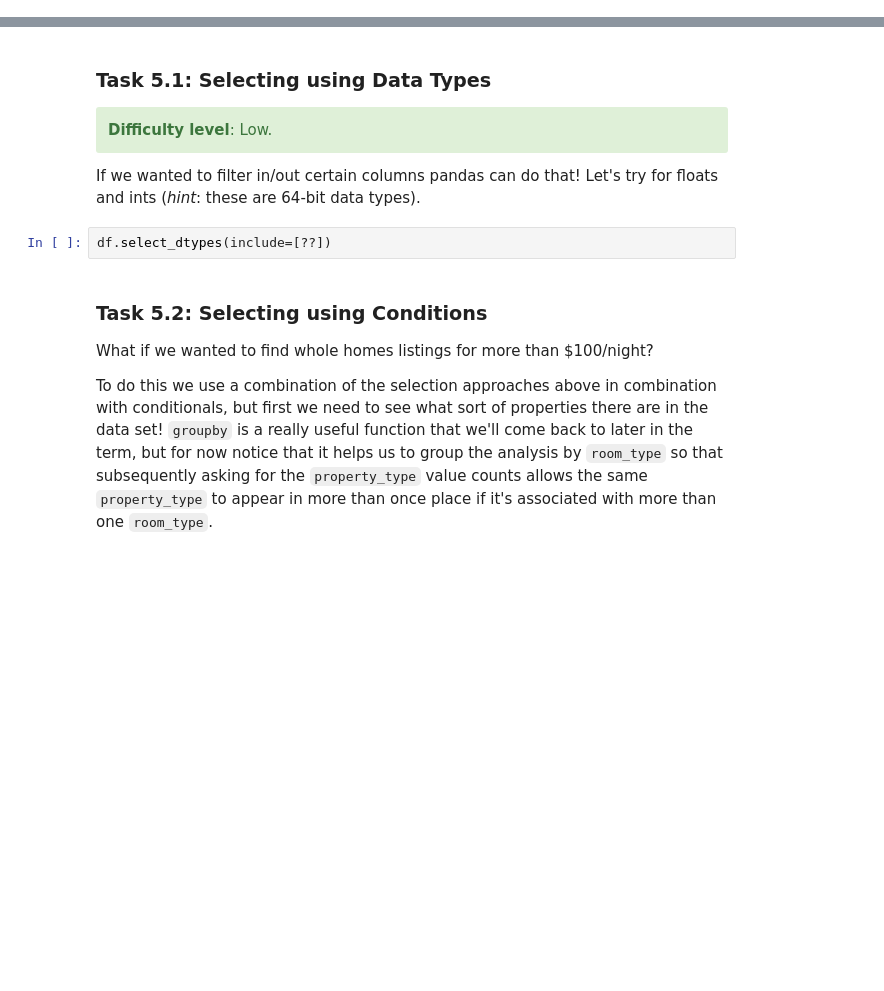
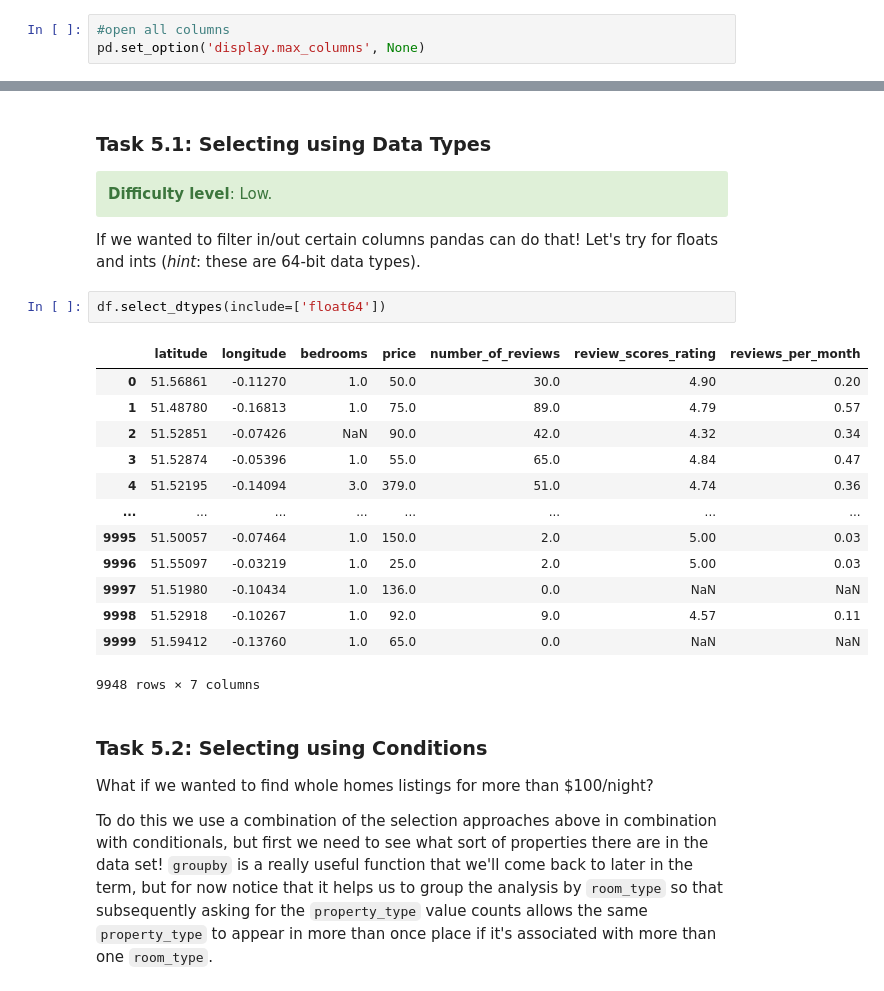
Before and after one commit to hansenwgn/fsds-Jon, a Jupyter notebook: Hansen/Practical-05-Numeric_Data.ipynb, the cells around one changed output, grey strips where cells are left out. Cells and saved outputs as stored; diff of their text form; blank space fills up the shorter version.

```diff
--- a/Hansen/Practical-05-Numeric_Data.ipynb
+++ b/Hansen/Practical-05-Numeric_Data.ipynb
@@ -72,3 +75,6 @@ Data frame is 69,351 x 75
+# %%
+#open all columns
+pd.set_option('display.max_columns', None)
 # %%
 df.head()
 #df.shape[0]
@@ -722,7 +1016,21 @@ So far we've been taking primarily a row and column view of the data, now we wan
 
 If we wanted to filter in/out certain columns pandas can do that! Let's try for floats and ints (*hint*: these are 64-bit data types).
 # %%
-df.select_dtypes(include=[??])
+df.select_dtypes(include=['float64'])
+# %% [output]
+|  | latitude | longitude | bedrooms | price | number_of_reviews | review_scores_rating | reviews_per_month |
+| 0 | 51.56861 | -0.11270 | 1.0 | 50.0 | 30.0 | 4.90 | 0.20 |
+| 1 | 51.48780 | -0.16813 | 1.0 | 75.0 | 89.0 | 4.79 | 0.57 |
+| 2 | 51.52851 | -0.07426 | NaN | 90.0 | 42.0 | 4.32 | 0.34 |
+| 3 | 51.52874 | -0.05396 | 1.0 | 55.0 | 65.0 | 4.84 | 0.47 |
+| 4 | 51.52195 | -0.14094 | 3.0 | 379.0 | 51.0 | 4.74 | 0.36 |
+| ... | ... | ... | ... | ... | ... | ... | ... |
+| 9995 | 51.50057 | -0.07464 | 1.0 | 150.0 | 2.0 | 5.00 | 0.03 |
+| 9996 | 51.55097 | -0.03219 | 1.0 | 25.0 | 2.0 | 5.00 | 0.03 |
+| 9997 | 51.51980 | -0.10434 | 1.0 | 136.0 | 0.0 | NaN | NaN |
+| 9998 | 51.52918 | -0.10267 | 1.0 | 92.0 | 9.0 | 4.57 | 0.11 |
+| 9999 | 51.59412 | -0.13760 | 1.0 | 65.0 | 0.0 | NaN | NaN |
+9948 rows × 7 columns
 # %% [markdown]
 ### Task 5.2: Selecting using Conditions
 
```
Also changed, not shown: parts of 61 cells of this notebook, 11 other files.
